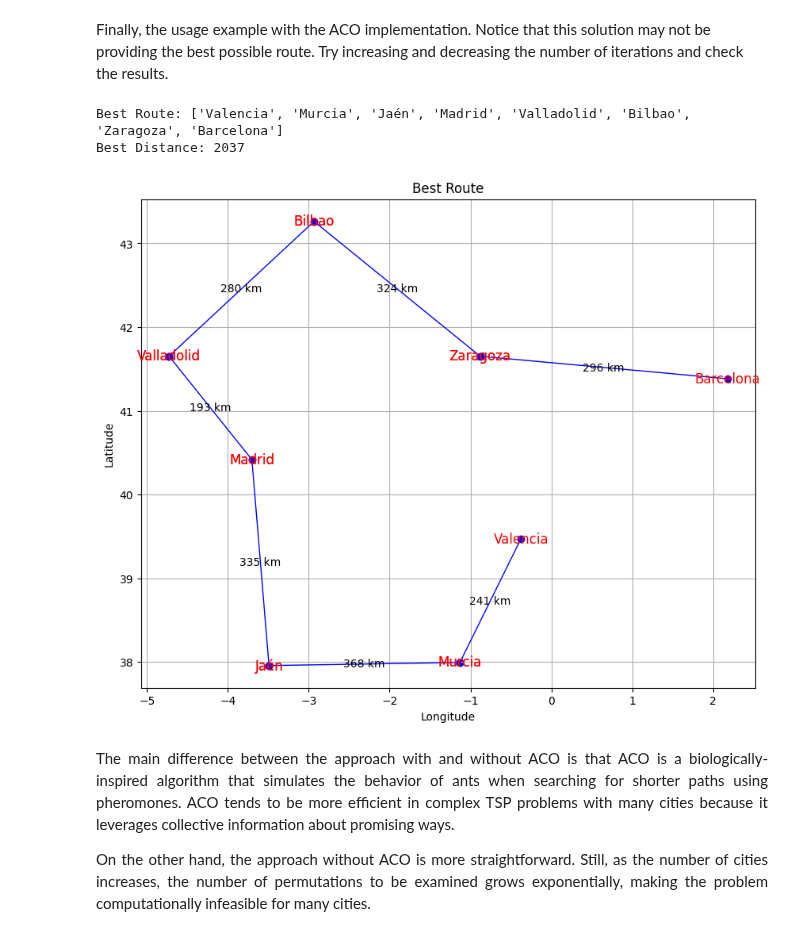
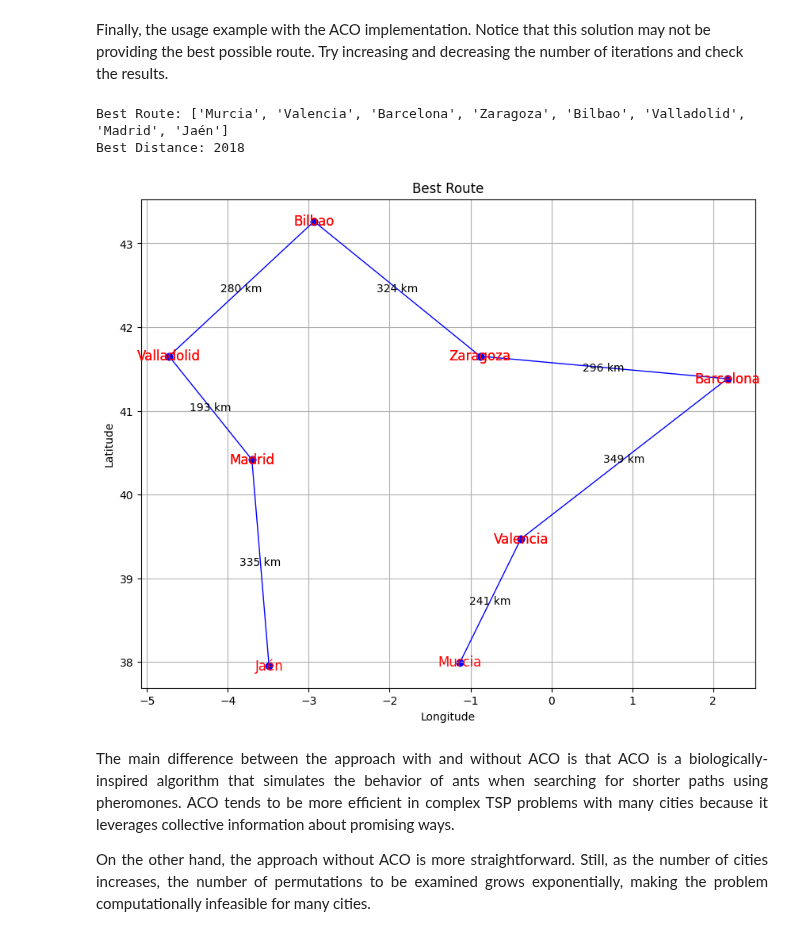
Before and after one commit to muriloboratto/AI-university-assignments, a Jupyter notebook: 3-Bio-Inspired/03-bio-inspired-ant-colony-algorithm.ipynb, the cells around one changed output. Cells and saved outputs as stored; diff of their text form; code cells hidden in the pictures.

```diff
--- a/3-Bio-Inspired/03-bio-inspired-ant-colony-algorithm.ipynb
+++ b/3-Bio-Inspired/03-bio-inspired-ant-colony-algorithm.ipynb
@@ -351,18 +352,20 @@ Finally, the usage example with the ACO implementation. Notice that this solutio
 # %%
 # Example usage:
 num_ants = 1
-num_iterations = 1
+num_iterations = 50
 
 best_route, best_distance = ant_colony_optimization(cities, num_ants, num_iterations)
 
-print("Best Route:", best_route)
-print("Best Distance:", best_distance)
-
-plot_route(best_route)
+if(best_route):
+    print("Best Route:", best_route)
+    print("Best Distance:", best_distance)
+    plot_route(best_route)
+else:
+    print("No routes were found! :(")
 # %% [output]
-Best Route: ['Valencia', 'Murcia', 'Jaén', 'Madrid', 'Valladolid', 'Bilbao', 'Zaragoza', 'Barcelona']
-Best Distance: 2037
+Best Route: ['Murcia', 'Valencia', 'Barcelona', 'Zaragoza', 'Bilbao', 'Valladolid', 'Madrid', 'Jaén']
+Best Distance: 2018
-[figure, old version]
+[figure, new version]
 # %% [markdown]
 <p style='text-align: justify;'>
 The main difference between the approach with and without ACO is that ACO is a biologically-inspired algorithm that simulates the behavior of ants when searching for shorter paths using pheromones. ACO tends to be more efficient in complex TSP problems with many cities because it leverages collective information about promising ways.
```
Also changed, not shown: parts of 2 cells of this notebook.
